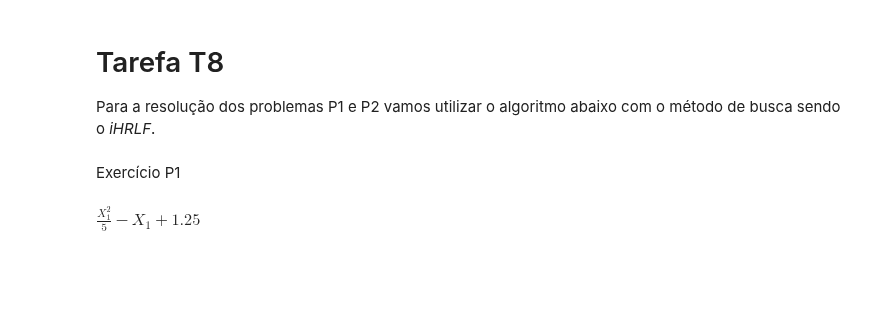
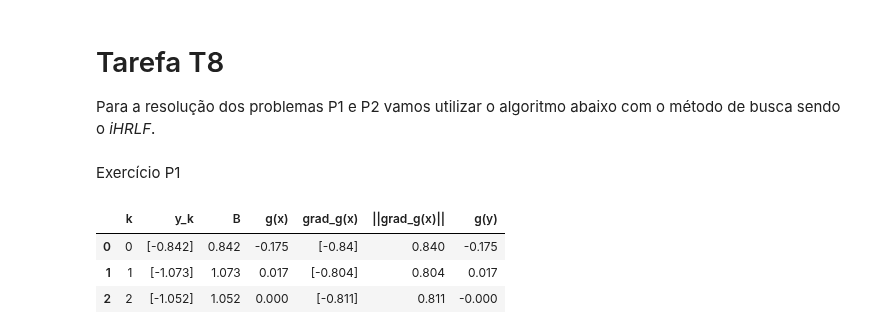
Before and after one commit to Gabrielsssilverio/Confiabilidade, a Jupyter notebook: Lista_tarefas.ipynb, the cells around one changed output. Cells and saved outputs as stored; diff of their text form; code cells hidden in the pictures; blank space fills up the shorter version.

```diff
--- a/Lista_tarefas.ipynb
+++ b/Lista_tarefas.ipynb
@@ -151,6 +151,7 @@ class variavel_aleatoria:
             'lognormal' : st.lognorm,
             'gumbel_max': st.gumbel_r,
             'gumbel_min': st.gumbel_l,
+            'uniforme': st.uniform
         }
 
         # Aqui as distribuições contempladas são atribuidas ao componente objeto
@@ -2279,7 +2280,7 @@ medias = np.array([40.0, 50.0, 1000.0])
 # Equação do estado limite g(X)
 X1,f,P,L = sp.symbols('X1 f P L')
 vetor_simbolico_x = [X1]
-f = 1
+f = 0.5
 P = 1
 L = 5
 g_sym_function = ((f * P * L) / 4) - (P * (X1 - ((X1**2) / L)))
@@ -2287,7 +2288,7 @@ g_sym_function = ((f * P * L) / 4) - (P * (X1 - ((X1**2) / L)))
 
 def g_fun_numerica(x: np.ndarray) -> float:
 
-    f = 1
+    f = 0.5
     P = 1
     L = 5
     return ((f * P * L) / 4) - (P * (x[0] - ((x[0]**2) / L)))
@@ -2296,50 +2297,50 @@ def g_fun_numerica(x: np.ndarray) -> float:
 Y1,f,P,L = sp.symbols('Y1 f P L')
 vetor_simbolico_y = [Y1]
 def g_y_simbolico_fun (vetor_x_simbolico):
-    f = 1
+    f = 0.5
     P = 1
     L = 5
     return ((f * P * L) / 4) - (P * (vetor_x_simbolico[0] - ((vetor_x_simbolico[0]**2) / L)))
 
 # Descrição das variáveis aleatórias
 X1 = variavel_aleatoria(distribuicao='uniforme', nome='Posicao', simbolo='X1')
-X1.calculo_momentos(0, 5)
+X1.conjunto_parametros(0, 5)
 '''
 X2 = variavel_aleatoria(distribuicao='normal', nome='W', simbolo='X2')
 X2.conjunto_parametros(50.0, 2.5)
 
 X3 = variavel_aleatoria(distribuicao='normal', nome='M', simbolo='X3')
 X3.conjunto_parametros(1000.0, 200.0)
+'''
 
-vetor_va = [X1, X2, X3]
+vetor_va = [X1]
 
 # Montagem das matrizes de observações e correlações
-matriz_dummy_obs = np.zeros((3, 3)) # Matriz das observações para iniciar o algoritmo
+matriz_dummy_obs = np.zeros((1, 1)) # Matriz das observações para iniciar o algoritmo
 
 Rx_entrada = np.array([
-    [1.0, 0.5, 0.0],
-    [0.5, 1.0, 0.0],
-    [0.0, 0.0, 1.0],
+    [1.0],
 ])
 
 # 4. Inicializar VX (T3)
 vx_obj = vetores_variavel_aleatoria(matriz_dummy_obs, vetor_va)
 vx_obj.matriz_correlacao_x = Rx_entrada
 Rz = vx_obj.matriz_correlacao_nataf() # Garante que Cz é calculado (Cz = Rx = I)
 J_yz, J_zy = vx_obj.decomposicao_cholesky()
 
 # Ponto inicial (ponto médio)
-x_start = medias
-ponto_projeto_obj = Ponto_projeto(vx_obj, g_fun_numerica, vetor_simbolico_y, g_y_simbolico_fun, g_sym_function, vetor_simbolico_x, x_start, max_iter=200)
+x_start = np.array([1.0])
+ponto_projeto_obj = Ponto_projeto_iHRLF(vx_obj, g_fun_numerica, vetor_simbolico_y, g_y_simbolico_fun, g_sym_function, vetor_simbolico_x, x_start, max_iter=200)
 
 # Resultado da iteração
 resultado_iteração = ponto_projeto_obj.execution()
 dados_arredondados = [[np.round(x, 3) for x in linha] for linha in resultado_iteração]
 
 # Montagem da tabela
 tabela = pd.DataFrame(dados_arredondados, columns=['k', 'y_k', 'B', 'g(x)', 'grad_g(x)', '||grad_g(x)||', 'g(y)' ])
 tabela
-'''
-g_sym_function
 # %% [output]
-$\displaystyle \frac{X_{1}^{2}}{5} - X_{1} + 1.25$
+|  | k | y_k | B | g(x) | grad_g(x) | ||grad_g(x)|| | g(y) |
+| 0 | 0 | [-0.842] | 0.842 | -0.175 | [-0.84] | 0.840 | -0.175 |
+| 1 | 1 | [-1.073] | 1.073 | 0.017 | [-0.804] | 0.804 | 0.017 |
+| 2 | 2 | [-1.052] | 1.052 | 0.000 | [-0.811] | 0.811 | -0.000 |
```
